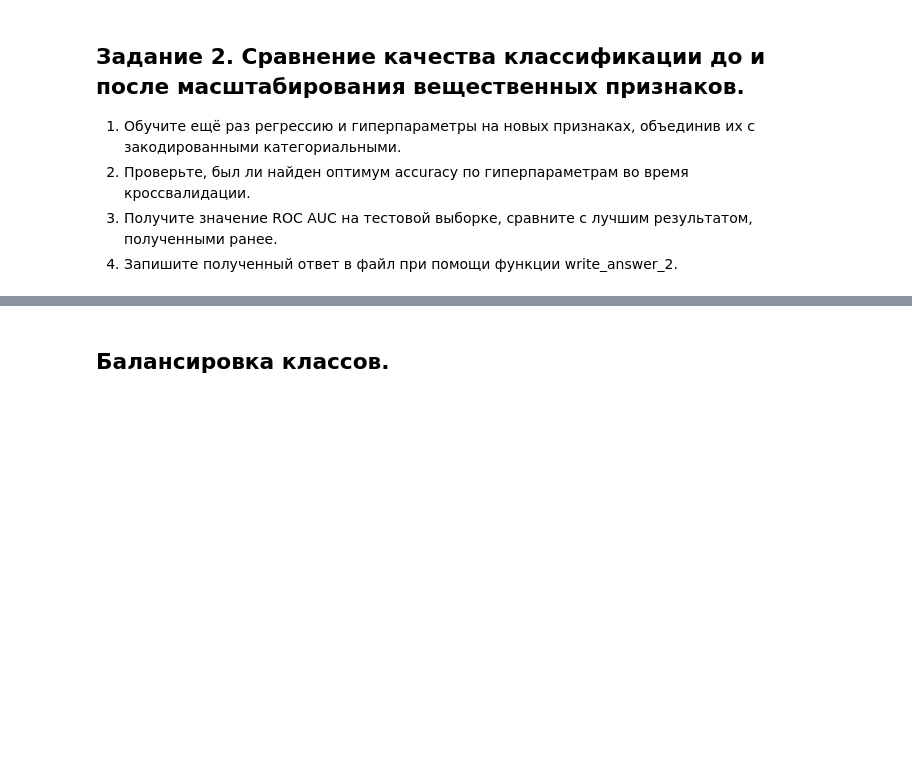
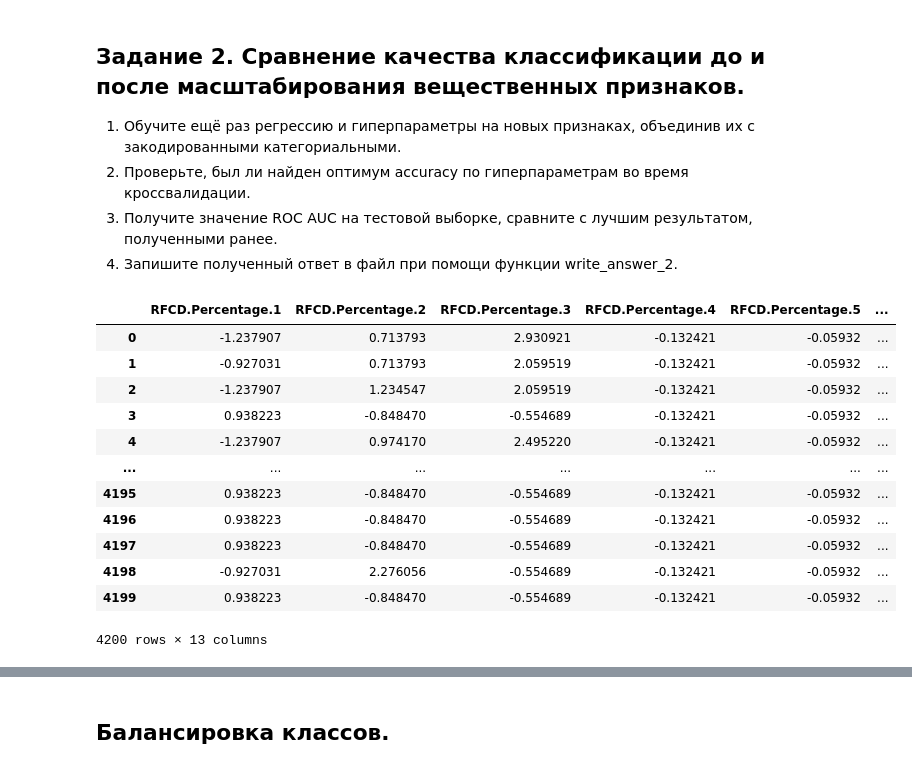
Before and after one commit to AAYamoldin/TrainingPrograms, a Jupyter notebook: Python/Coursera_learning_on_marked-up _data_by_MIPT_YANDEX/Week3/Preprocessing_LR_Coursera.ipynb, the cells around one changed output, grey strips where cells are left out. Saved outputs shown, nothing was run; the diff lists cells and outputs as text; code cells hidden in the pictures; blank space fills up the shorter version.

```diff
--- a/Python/Coursera_learning_on_marked-up _data_by_MIPT_YANDEX/Week3/Preprocessing_LR_Coursera.ipynb
+++ b/Python/Coursera_learning_on_marked-up _data_by_MIPT_YANDEX/Week3/Preprocessing_LR_Coursera.ipynb
@@ -691,6 +695,21 @@ plt.show()
 # %%
 def write_answer_2(auc):
     with open("preprocessing_lr_answer2.txt", "w") as fout:
         fout.write(str(auc))
 
 # place your code here
+data_numeric_scaled
+# %% [output]
+|  | RFCD.Percentage.1 | RFCD.Percentage.2 | RFCD.Percentage.3 | RFCD.Percentage.4 | RFCD.Percentage.5 | ... |
+| 0 | -1.237907 | 0.713793 | 2.930921 | -0.132421 | -0.05932 | ... |
+| 1 | -0.927031 | 0.713793 | 2.059519 | -0.132421 | -0.05932 | ... |
+| 2 | -1.237907 | 1.234547 | 2.059519 | -0.132421 | -0.05932 | ... |
+| 3 | 0.938223 | -0.848470 | -0.554689 | -0.132421 | -0.05932 | ... |
+| 4 | -1.237907 | 0.974170 | 2.495220 | -0.132421 | -0.05932 | ... |
+| ... | ... | ... | ... | ... | ... | ... |
+| 4195 | 0.938223 | -0.848470 | -0.554689 | -0.132421 | -0.05932 | ... |
+| 4196 | 0.938223 | -0.848470 | -0.554689 | -0.132421 | -0.05932 | ... |
+| 4197 | 0.938223 | -0.848470 | -0.554689 | -0.132421 | -0.05932 | ... |
+| 4198 | -0.927031 | 2.276056 | -0.554689 | -0.132421 | -0.05932 | ... |
+| 4199 | 0.938223 | -0.848470 | -0.554689 | -0.132421 | -0.05932 | ... |
+4200 rows × 13 columns
```
Also changed, not shown: parts of 21 cells of this notebook, 1 other file.
